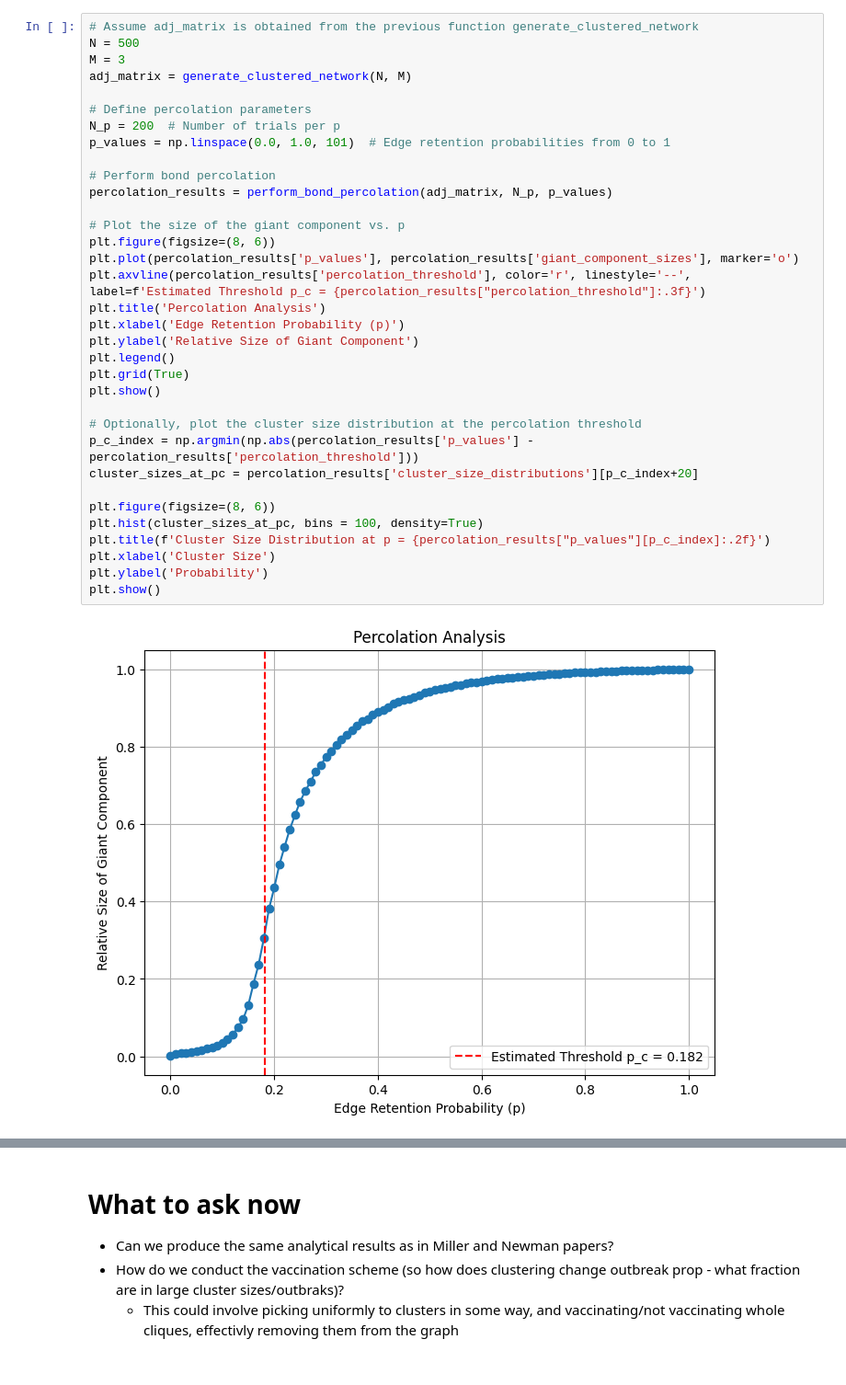
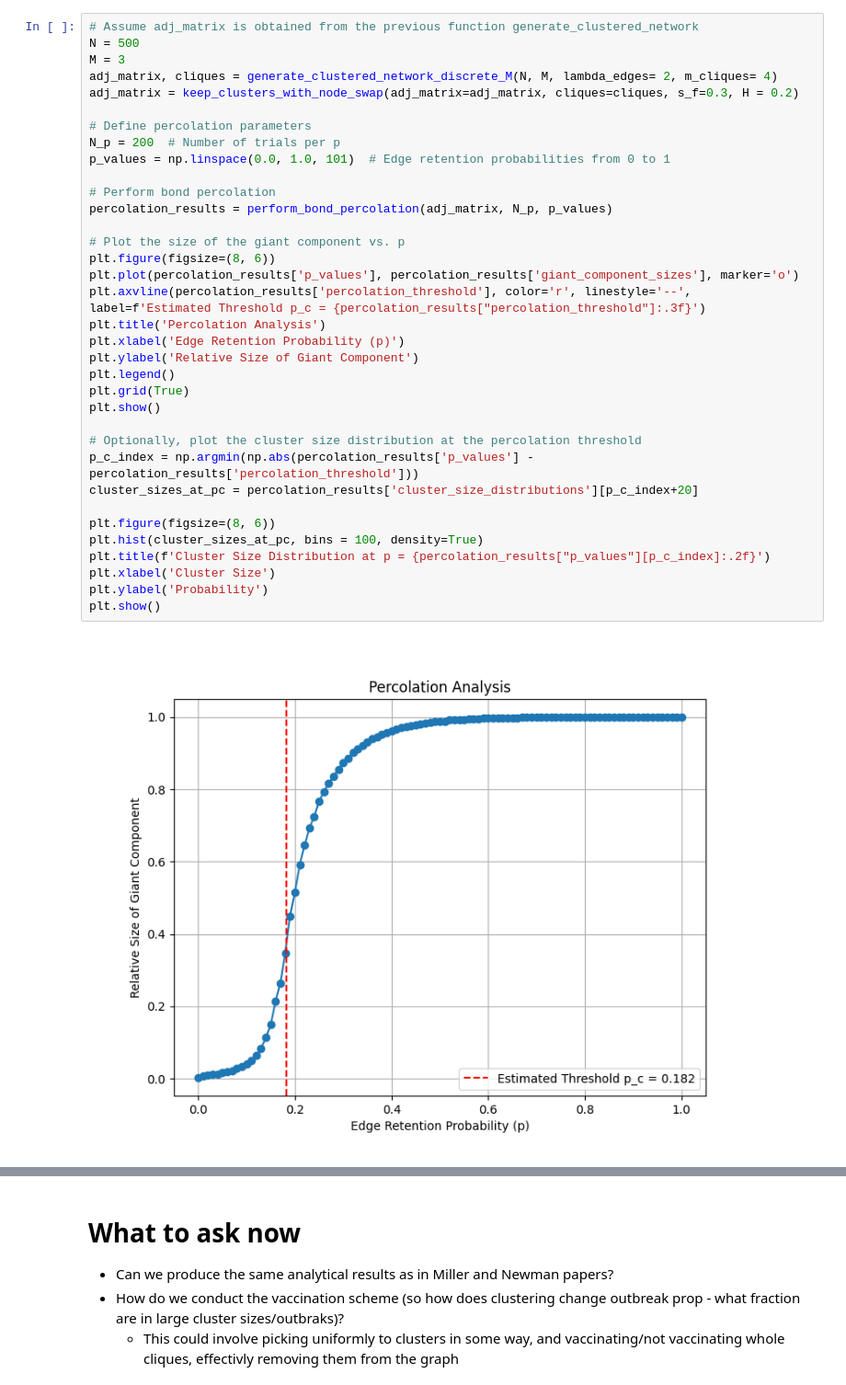
Before and after one commit to AlfredBendtzonHansen/het-measles, a Jupyter notebook: MCliqueRandomGraph.ipynb, the cells around one changed output, grey strips where cells are left out. Shown at 92% size. Saved outputs shown, nothing was run; the diff lists cells and outputs as text.

```diff
--- a/MCliqueRandomGraph.ipynb
+++ b/MCliqueRandomGraph.ipynb
@@ -183,35 +177,36 @@ plt.show()
 # Assume adj_matrix is obtained from the previous function generate_clustered_network
 N = 500
 M = 3
-adj_matrix = generate_clustered_network(N, M)
+adj_matrix, cliques = generate_clustered_network_discrete_M(N, M, lambda_edges= 2, m_cliques= 4)
+adj_matrix = keep_clusters_with_node_swap(adj_matrix=adj_matrix, cliques=cliques, s_f=0.3, H = 0.2)
 
 # Define percolation parameters
 N_p = 200  # Number of trials per p
 p_values = np.linspace(0.0, 1.0, 101)  # Edge retention probabilities from 0 to 1
 
 # Perform bond percolation
 percolation_results = perform_bond_percolation(adj_matrix, N_p, p_values)
 
 # Plot the size of the giant component vs. p
 plt.figure(figsize=(8, 6))
 plt.plot(percolation_results['p_values'], percolation_results['giant_component_sizes'], marker='o')
 plt.axvline(percolation_results['percolation_threshold'], color='r', linestyle='--', label=f'Estimated Threshold p_c = {percolation_results["percolation_threshold"]:.3f}')
 plt.title('Percolation Analysis')
 plt.xlabel('Edge Retention Probability (p)')
 plt.ylabel('Relative Size of Giant Component')
 plt.legend()
 plt.grid(True)
 plt.show()
 
 # Optionally, plot the cluster size distribution at the percolation threshold
 p_c_index = np.argmin(np.abs(percolation_results['p_values'] - percolation_results['percolation_threshold']))
 cluster_sizes_at_pc = percolation_results['cluster_size_distributions'][p_c_index+20]
 
 plt.figure(figsize=(8, 6))
 plt.hist(cluster_sizes_at_pc, bins = 100, density=True)
 plt.title(f'Cluster Size Distribution at p = {percolation_results["p_values"][p_c_index]:.2f}')
 plt.xlabel('Cluster Size')
 plt.ylabel('Probability')
 plt.show()
 # %% [output]
-[figure, old version]
+[figure, new version]
```
Also changed, not shown: parts of 10 cells of this notebook, 1 other file.
